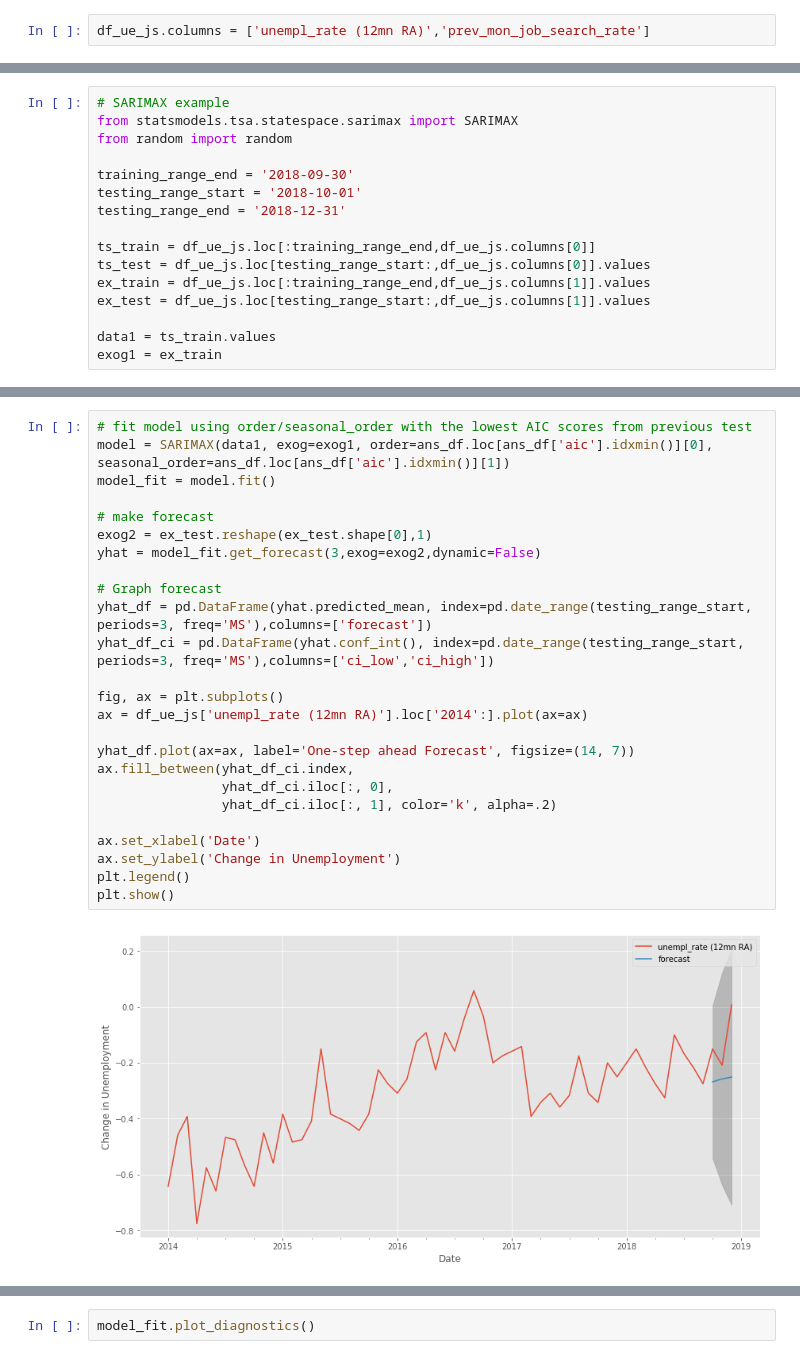
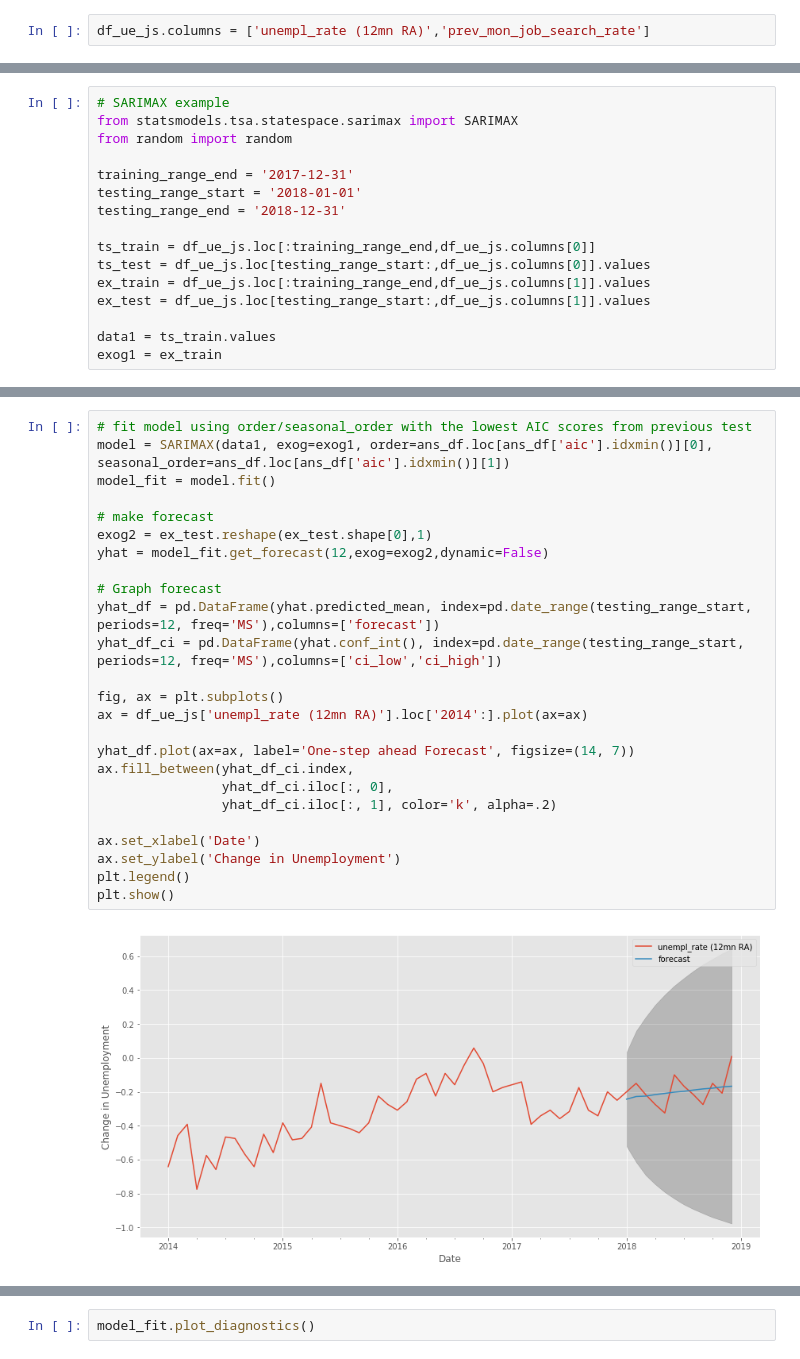
Before and after one commit to jjacisin/mod_5_project, a Jupyter notebook: m5_notebook.ipynb, the cells around one changed output, grey strips where cells are left out. Drawn from its saved outputs; the diff is of its cells as text.

```diff
--- a/m5_notebook.ipynb
+++ b/m5_notebook.ipynb
@@ -255,8 +357,8 @@ df_ue_js.columns = ['unempl_rate (12mn RA)','prev_mon_job_search_rate']
 from statsmodels.tsa.statespace.sarimax import SARIMAX
 from random import random
 
-training_range_end = '2018-09-30'
-testing_range_start = '2018-10-01'
+training_range_end = '2017-12-31'
+testing_range_start = '2018-01-01'
 testing_range_end = '2018-12-31'
 
 ts_train = df_ue_js.loc[:training_range_end,df_ue_js.columns[0]]
@@ -318,30 +420,30 @@ ARIMA (2, 2, 2) x (2, 2, 2, 12)12 : AIC Calculated =6.499593231513014
 # %%
 # fit model using order/seasonal_order with the lowest AIC scores from previous test
 model = SARIMAX(data1, exog=exog1, order=ans_df.loc[ans_df['aic'].idxmin()][0], seasonal_order=ans_df.loc[ans_df['aic'].idxmin()][1])
 model_fit = model.fit()
 
 # make forecast
 exog2 = ex_test.reshape(ex_test.shape[0],1)
-yhat = model_fit.get_forecast(3,exog=exog2,dynamic=False)
+yhat = model_fit.get_forecast(12,exog=exog2,dynamic=False)
 
 # Graph forecast
-yhat_df = pd.DataFrame(yhat.predicted_mean, index=pd.date_range(testing_range_start, periods=3, freq='MS'),columns=['forecast'])
-yhat_df_ci = pd.DataFrame(yhat.conf_int(), index=pd.date_range(testing_range_start, periods=3, freq='MS'),columns=['ci_low','ci_high'])
+yhat_df = pd.DataFrame(yhat.predicted_mean, index=pd.date_range(testing_range_start, periods=12, freq='MS'),columns=['forecast'])
+yhat_df_ci = pd.DataFrame(yhat.conf_int(), index=pd.date_range(testing_range_start, periods=12, freq='MS'),columns=['ci_low','ci_high'])
 
 fig, ax = plt.subplots()
 ax = df_ue_js['unempl_rate (12mn RA)'].loc['2014':].plot(ax=ax)
 
 yhat_df.plot(ax=ax, label='One-step ahead Forecast', figsize=(14, 7))
 ax.fill_between(yhat_df_ci.index,
                 yhat_df_ci.iloc[:, 0],
                 yhat_df_ci.iloc[:, 1], color='k', alpha=.2)
 
 ax.set_xlabel('Date')
 ax.set_ylabel('Change in Unemployment')
 plt.legend()
 plt.show()
 # %% [output]
-[figure, old version]
+[figure, new version]
 # %%
 # Determine MSE/RMSE
 
```
Also changed, not shown: parts of 14 cells of this notebook, 5 other files.
